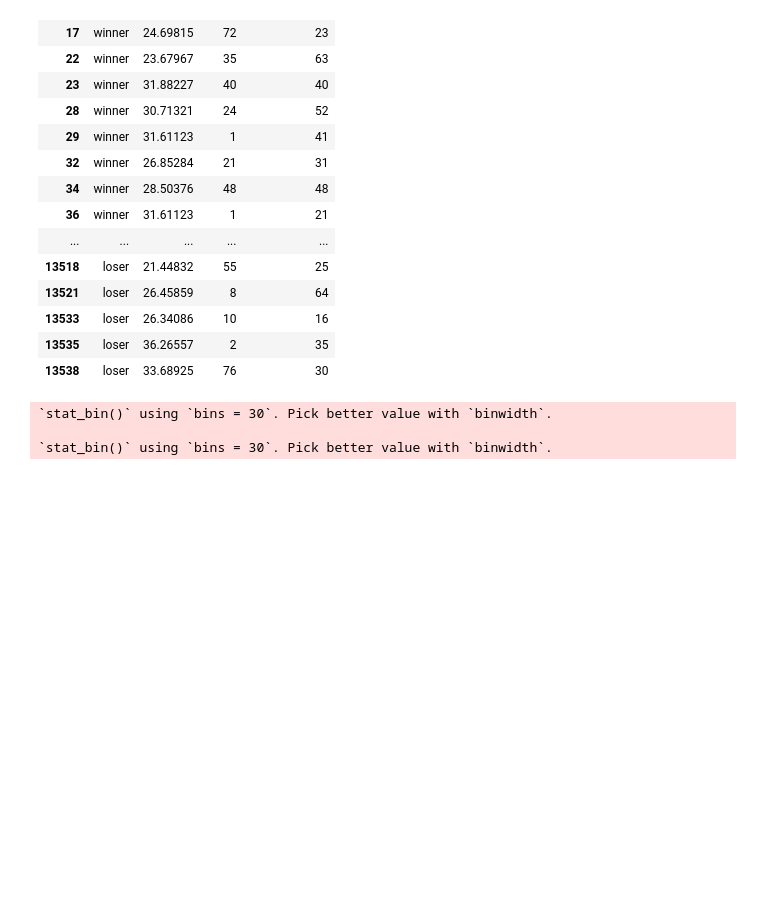
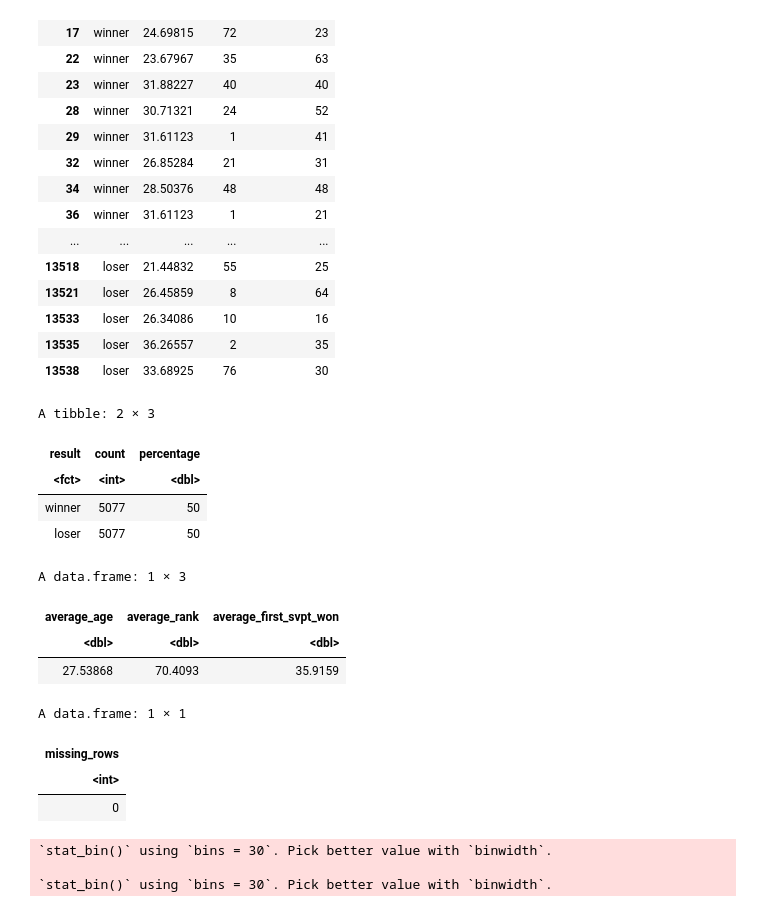
Before and after one commit to EllaShi7/DSCI-100-2022w2-Group-42-Project, a Jupyter notebook: Group_Project_Proposal.ipynb, the cells around one changed output. Drawn from its saved outputs; the diff is of its cells as text; code cells hidden in the pictures; blank space fills up the shorter version.

Commit message:
Added summary tables for training data
work by Muslim

```diff
--- a/Group_Project_Proposal.ipynb
+++ b/Group_Project_Proposal.ipynb
@@ -114,4 +107,43 @@ A data.frame: 3386 × 4
 | 13533 | loser | 26.34086 | 10 | 16 |
 | 13535 | loser | 36.26557 | 2 | 35 |
 | 13538 | loser | 33.68925 | 76 | 30 |
+# %%
+# Summary Tables for Our Dataset
+
+num_obs <- nrow(atp_train)
+
+atp_train_results <- atp_train |>
+                     group_by(result) |>
+                     summarize(count = n(), percentage = n()/num_obs * 100)
+
+
+atp_train_averages <- atp_train |>
+                      mutate(average_age = mean(age)) |>
+                      mutate(average_rank = mean(rank)) |>
+                      mutate(average_first_svpt_won = mean(first_svpt_won)) |>
+                      select(average_age, average_rank, average_first_svpt_won) |>
+                      slice(1)
+
+atp_train_missing_rows <- data.frame(missing_rows = sum(is.na(atp_train)))
+
+
+atp_train_results
+
+atp_train_averages
+
+atp_train_missing_rows
+# %% [output]
+A tibble: 2 × 3
+| result | count | percentage |
+| <fct> | <int> | <dbl> |
+| winner | 5077 | 50 |
+| loser | 5077 | 50 |
+A data.frame: 1 × 3
+| average_age | average_rank | average_first_svpt_won |
+| <dbl> | <dbl> | <dbl> |
+| 27.53868 | 70.4093 | 35.9159 |
+A data.frame: 1 × 1
+| missing_rows |
+| <int> |
+| 0 |
 # %%
```
Also changed, not shown: parts of 5 cells of this notebook.
